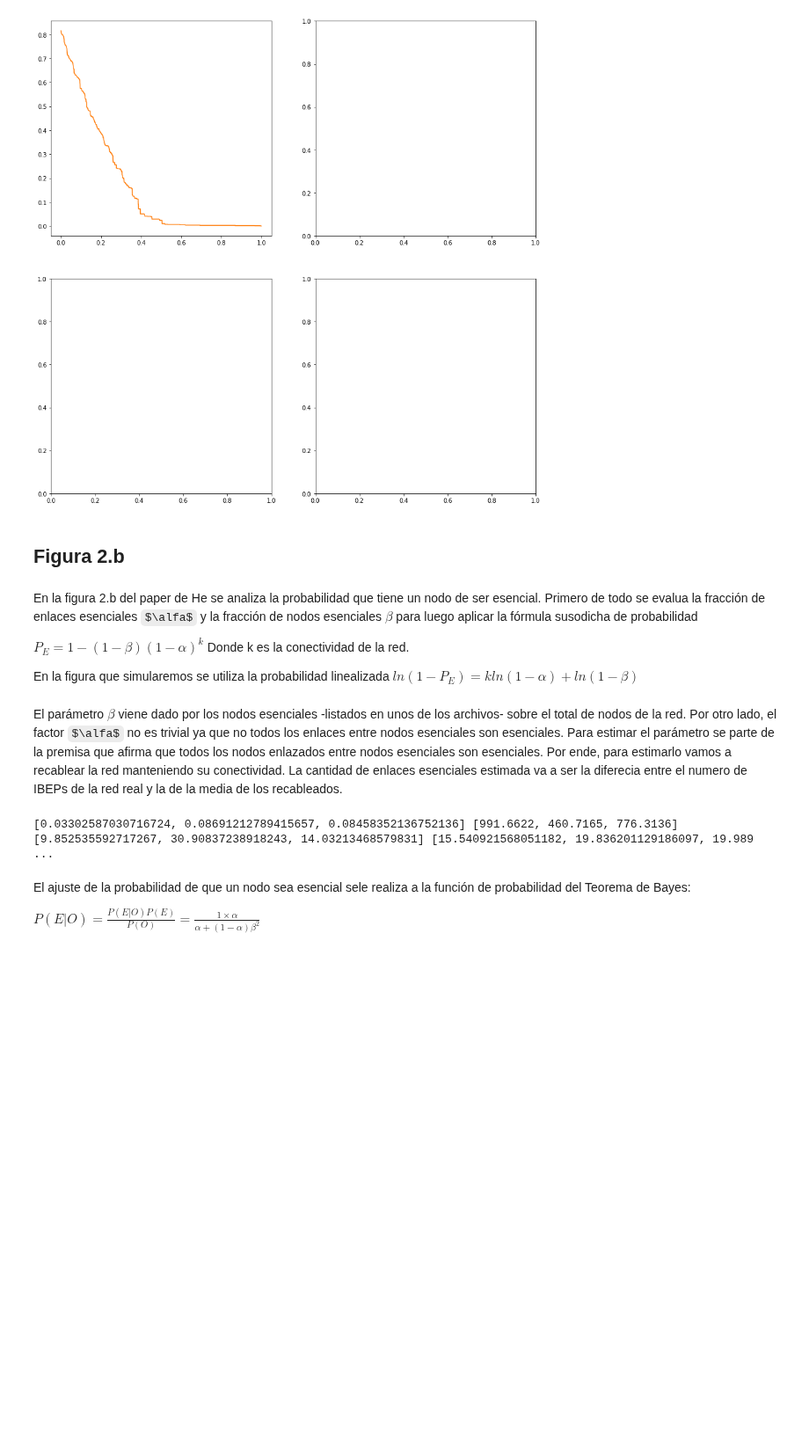
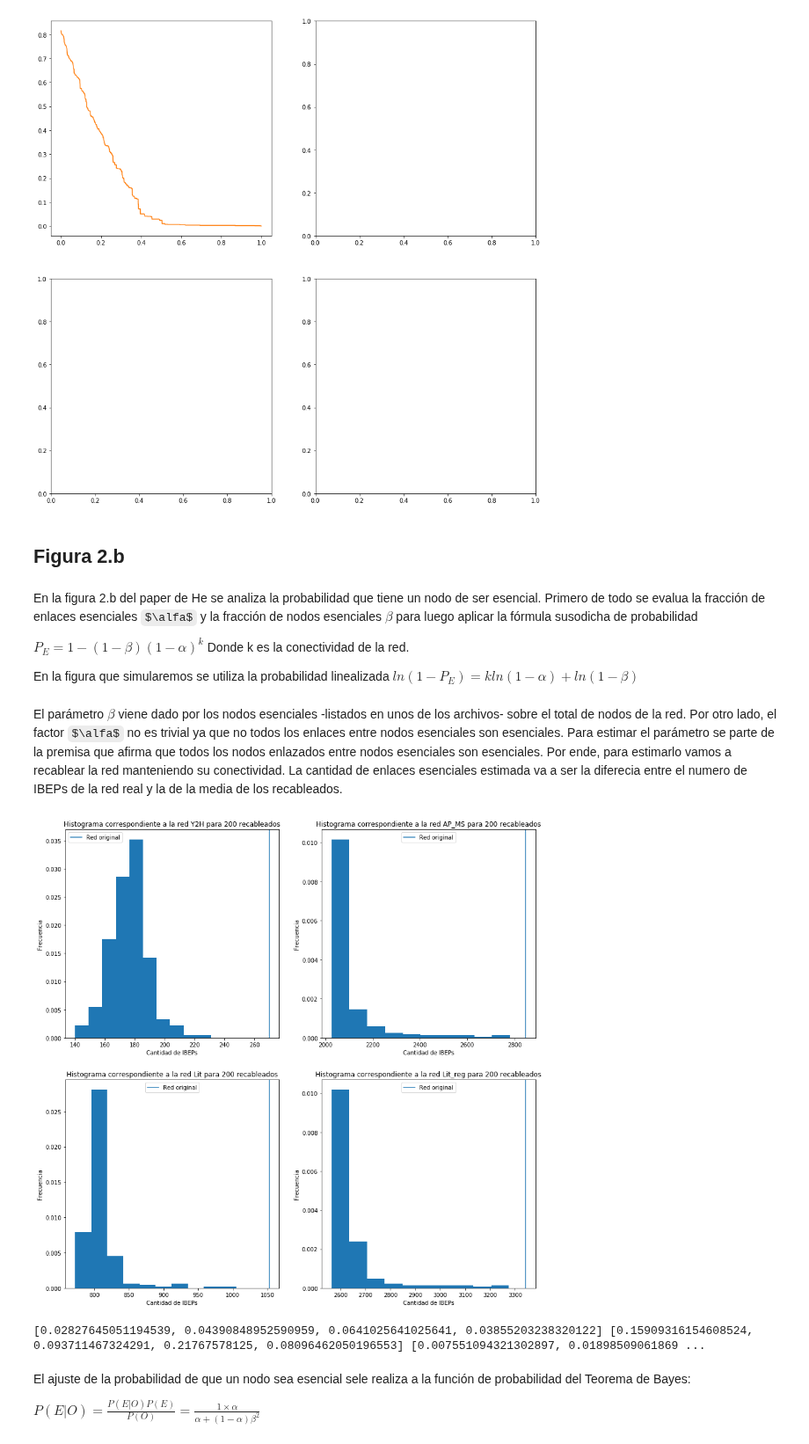
Before and after one commit to LunaKadysz/Redes, a Jupyter notebook: TPC_03/TPC_03_Luna.ipynb, the cells around one changed output. Shown at 88% size. Drawn from its saved outputs; the diff is of its cells as text; code cells hidden in the pictures; some formulas as TeX source; blank space fills up the shorter version.

Commit message:
beta

```diff
--- a/TPC_03/TPC_03_Luna.ipynb
+++ b/TPC_03/TPC_03_Luna.ipynb
@@ -601,7 +601,9 @@ def IBEP(red,lista_esenciales): #calcula el numero de interacciones entre nodos
 #Este recableado mantiene el grado
 def recableado_IBEPs(red,num_recableos):
     Red = redes_dict[red]['Grafo'].copy()
+    nodos = Red.nodes()
     lista_IBEP = []
+
     for i in range(num_recableos): #la recableo n veces:
         start = time.time()
         Red_recableada = nx.double_edge_swap(Red, nswap=0.2*redes_dict[red]['Nodos'], max_tries=0.3*redes_dict[red]['Nodos'],)
@@ -609,15 +611,18 @@ def recableado_IBEPs(red,num_recableos):
         #print(f'El recableo de la red {red} tardó {round(end - start, 2)}s')
         IBEPs = IBEP(Red_recableada,lista_esenciales) #calcula el numero de IBEP
         lista_IBEP.append(IBEPs)
+
     return lista_IBEP
 
 def recableado_nodos(red,lista_esenciales,alfa,num_recableos):
     Red = redes_dict[red]['Grafo'].copy()
+    prob_ibps = np.round(alfa,3)
+    interacciones = Red.edges()
+    nodos = Red.nodes()
     lista_cant_faltantes = []
+    lista_esenciales_nueva =  [nodo for nodo in lista_esenciales if nodo in nodos]
+
     for i in range(num_recableos): #la recableo n veces:
-        prob_ibps = np.round(alfa,3)
-        interacciones = redes_dict[red]['Grafo'].edges()
-        nodos = redes_dict[red]['Grafo'].nodes()
 
         ibps_random = [] #aca voy a guardar los enlaces que con la probabilidad alfa dieron true
         for i in interacciones:
@@ -626,14 +631,13 @@ def recableado_nodos(red,lista_esenciales,alfa,num_recableos):
                 ibps_random.append(i)
 
         nodos_esenciales_random = list(set(itertools.chain.from_iterable(ibps_random))) #son los nodos asociados a las ibps random
-
-        #ahora busco la cantidad de nodos que faltan para poder reasignar la misma cantidad de lista_esenciales
-        nodos_no_esenciales = [nodo for nodo in nodos if nodo not in nodos_esenciales_random]
-        cant_faltantes = len(lista_esenciales) - len(nodos_esenciales_random)
+        cant_faltantes = len(lista_esenciales_nueva) - len(nodos_esenciales_random)
 
         #print(f'El recableo de la red {red} tardó {round(end - start, 2)}s')
 
         lista_cant_faltantes.append(cant_faltantes)
+
+    #print(len(lista_esenciales),len(lista_esenciales_nueva))
     return lista_cant_faltantes
 
 
@@ -679,41 +683,43 @@ lista_errores_beta = []
 lista_IBEPs_original = []
 lista_media_recableado = []
 
 for i,red in enumerate(redes_dict.keys()):
-    n = 10000
+    n = 200
     lista_recableado_enlaces = recableado_IBEPs(red,n) #recableo n veces. Ideal seria 10.000 como en el paper
 
     #busco los valores que necesito
     media_recableado_enlaces = mean(lista_recableado_enlaces)
     IBEPs_original = (IBEP(redes_dict[red]['Grafo'],lista_esenciales))
     alfa_red = alfa(red,media_recableado_enlaces,IBEPs_original)
-    error_alfa = stdev(lista_recableado_enlaces)
+    error_alfa = stdev(lista_recableado_enlaces)/redes_dict[red]['Enlaces']
 
     #hago el recableado para estimar el beta
     lista_recableado_nodos = recableado_nodos(red,lista_esenciales,alfa_red,n)
     beta_red = mean(lista_recableado_nodos)/redes_dict[red]['Nodos']
-    error_beta = stdev(lista_recableado_nodos)
+    error_beta = stdev(lista_recableado_nodos)/redes_dict[red]['Nodos']
 
     #los guardo en listas
     lista_beta.append(beta_red)
     lista_alfa.append(alfa_red)
     lista_errores_alfa.append(error_alfa)
     lista_errores_beta.append(error_beta)
     lista_IBEPs_original.append(IBEPs_original)
     lista_media_recableado.append(alfa_red)
 
     #grafico
-    ax[i].hist(lista_recableado, density=True)
+    ax[i].hist(lista_recableado_enlaces,density=True)
     ax[i].set_xlabel('Cantidad de IBEPs')
     ax[i].set_ylabel('Frecuencia')
     ax[i].set_title(f'Histograma correspondiente a la red {red} para {n} recableados')
     ax[i].axvline(IBEPs_original, label = 'Red original')
     ax[i].legend()
 plt.show()
+# %% [output]
+[figure, added]
 # %%
 print(lista_alfa,lista_beta,lista_errores_alfa,lista_errores_beta)
 # %% [output]
-[0.03302587030716724, 0.08691212789415657, 0.08458352136752136] [991.6622, 460.7165, 776.3136] [9.852535592717267, 30.90837238918243, 14.03213468579831] [15.540921568051182, 19.836201129186097, 19.989 ...
+[0.02827645051194539, 0.04390848952590959, 0.0641025641025641, 0.03855203238320122] [0.15909316154608524, 0.093711467324291, 0.21767578125, 0.08096462050196553] [0.007551094321302897, 0.01898509061869 ...
 # %% [markdown]
 El ajuste de la probabilidad de que un nodo sea esencial sele realiza a la función de probabilidad del Teorema de Bayes:
 
```
